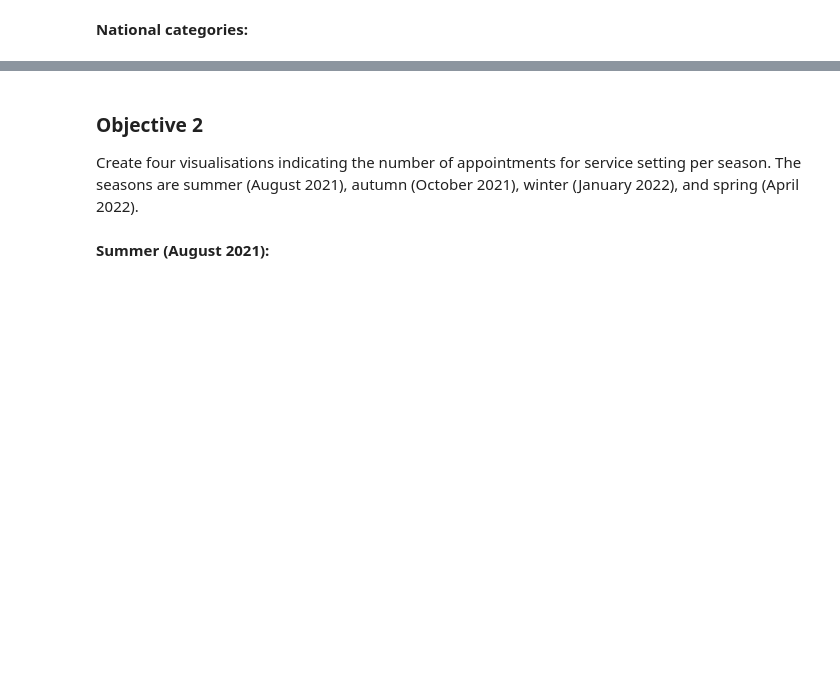
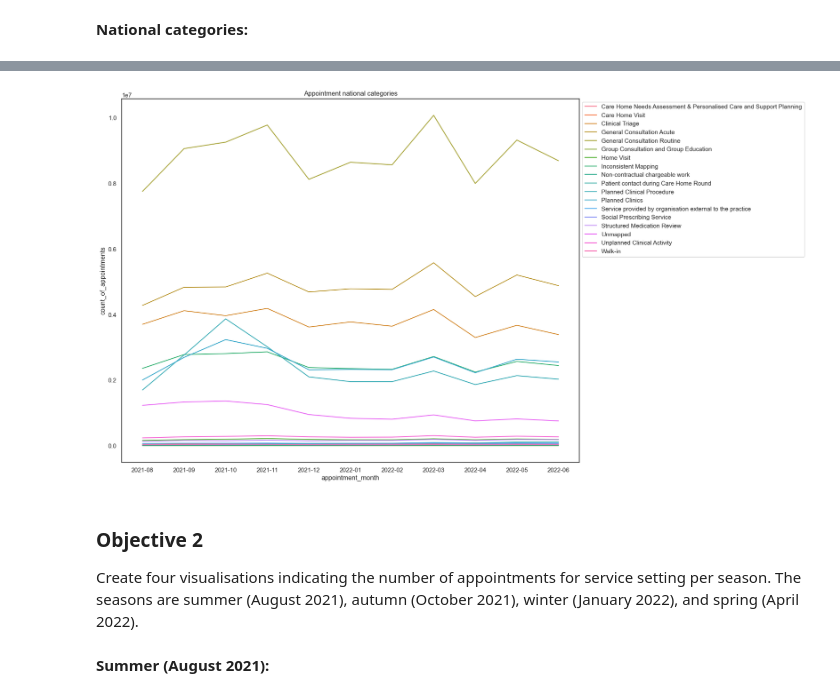
Before and after one commit to amquercus/NHS-project-MC, a Jupyter notebook: Carvalho_Margarida_LSE_DA201_Assignment_Notebook.ipynb, the cells around one changed output, grey strips where cells are left out. Cells and saved outputs as stored; diff of their text form; code cells hidden in the pictures; blank space fills up the shorter version.

```diff
--- a/Carvalho_Margarida_LSE_DA201_Assignment_Notebook.ipynb
+++ b/Carvalho_Margarida_LSE_DA201_Assignment_Notebook.ipynb
@@ -489,6 +664,7 @@ Create three visualisations indicating the number of appointments per month for
 **National categories:**
 # %%
 # Create a separate data set that can be used in future weeks.
-
+nc_nc = nc.groupby(["appointment_month", "national_category"])["count_of_appointments"].sum()
 
 # View output.
+print(nc_nc)
@@ -495,6 +685,16 @@ Create three visualisations indicating the number of appointments per month for
 # %%
 # Plot the appointments over the available date range, and review the national categories for months.
 # Create a lineplot.
+
+sns.lineplot(x="appointment_month", y=nc_nc, data=nc_nc, hue="national_category", ci=None)
+
+# Set legend loation and title
+plt.legend(bbox_to_anchor=(1,1))
+plt.title("Appointment national categories")
+
+plt.savefig("Appointment_national_categories.png", format="png", bbox_inches='tight')
+# %% [output]
+[figure, added]
 # %% [markdown]
 ### Objective 2
 Create four visualisations indicating the number of appointments for service setting per season. The seasons are summer (August 2021), autumn (October 2021), winter (January 2022), and spring (April 2022).
```
Also changed, not shown: parts of 44 cells of this notebook.
